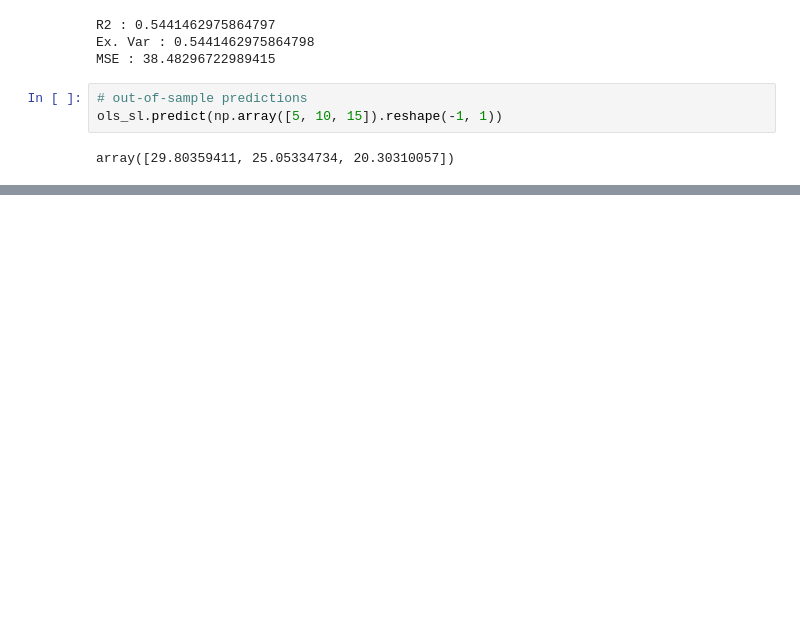
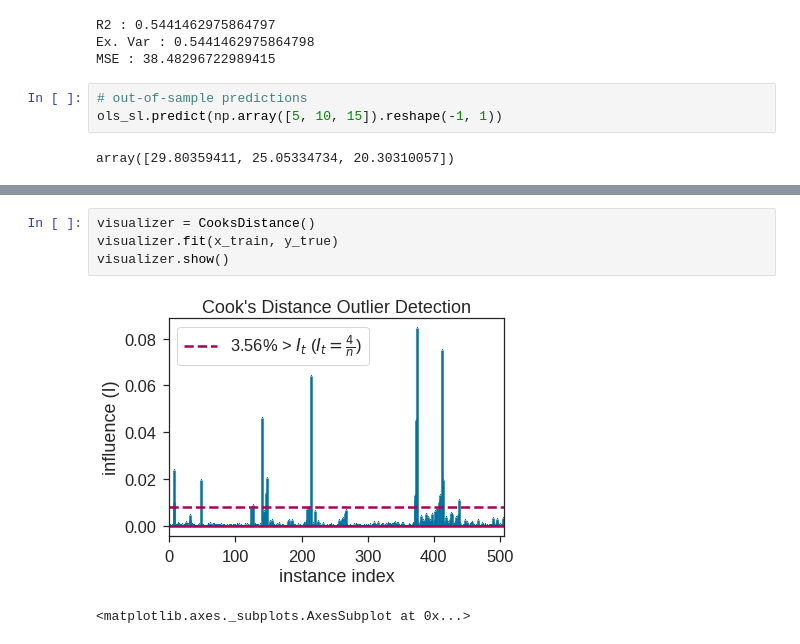
Before and after one commit to phonchi/nsysu-math6084, a Jupyter notebook: static_files/presentations/Chapter_3_Lab.ipynb, the cells around one changed output, grey strips where cells are left out. Drawn from its saved outputs; the diff is of its cells as text; blank space fills up the shorter version.

```diff
--- a/static_files/presentations/Chapter_3_Lab.ipynb
+++ b/static_files/presentations/Chapter_3_Lab.ipynb
@@ -595,0 +641,7 @@ array([29.80359411, 25.05334734, 20.30310057])
+# %%
+visualizer = CooksDistance()
+visualizer.fit(x_train, y_true)
+visualizer.show()
+# %% [output]
+[figure, added]
+<matplotlib.axes._subplots.AxesSubplot at 0x...>
```
Also changed, not shown: parts of 11 cells of this notebook.
